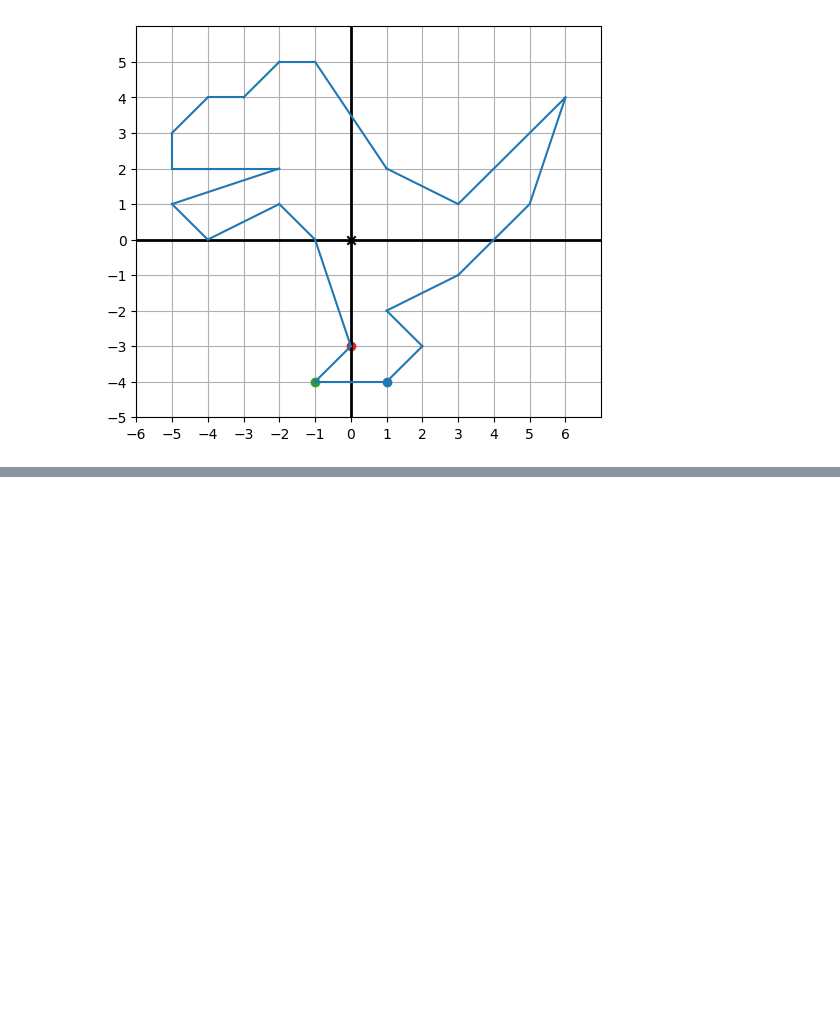
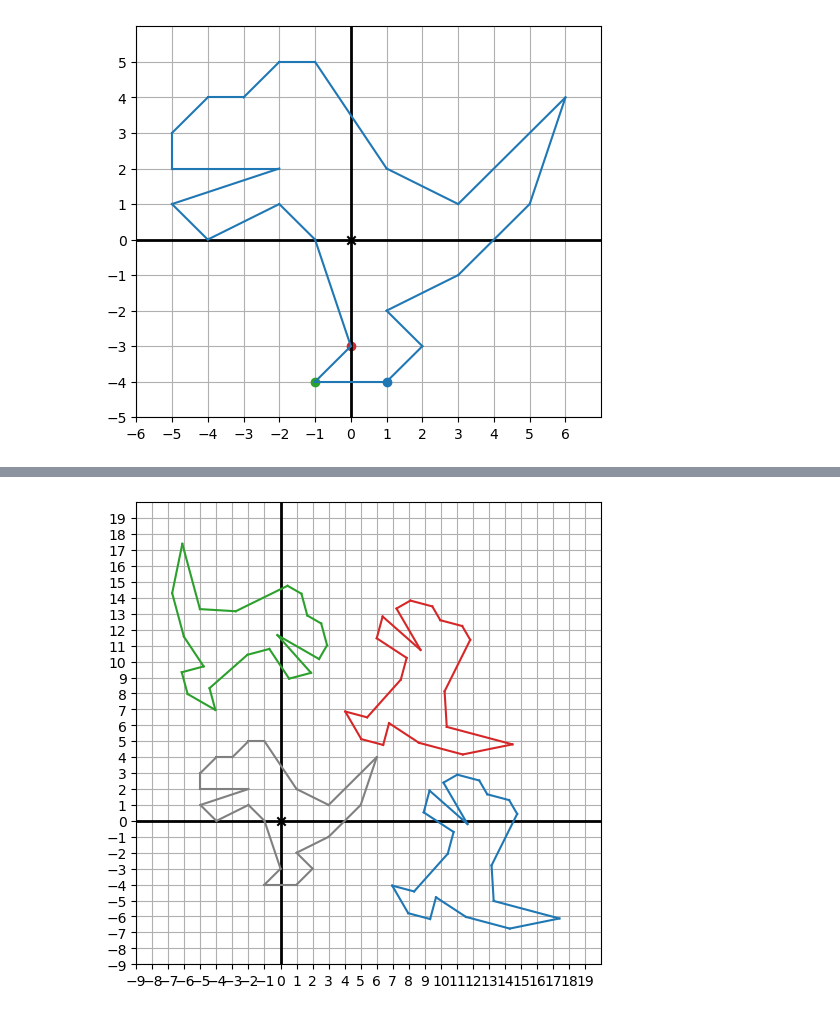
Before and after one commit to quinnphil/math-for-programmers, a Jupyter notebook: C02/C02 - Picturing 2D Vectors.ipynb, the cells around one changed output, grey strips where cells are left out. Cells and saved outputs as stored; diff of their text form; code cells hidden in the pictures; blank space fills up the shorter version.

```diff
--- a/C02/C02 - Picturing 2D Vectors.ipynb
+++ b/C02/C02 - Picturing 2D Vectors.ipynb
@@ -380,0 +416,14 @@ angle_r=0.7853981633974484 => angle_d=45.00000000000001
+# %%
+# Rotate then translate vs Translate then rotate
+new_dino_rt = translate((8, 8), rotate(5 * pi/3, dino_vectors))
+new_dino_tr = rotate(5 * pi/3, (translate((8, 8), dino_vectors)))
+
+draw(
+    Polygon(*dino_vectors, color=gray),
+    Polygon(*new_dino_rt, color=red),
+    Polygon(*new_dino_tr, color=blue),
+    # Flip coordinates
+    Polygon(*[(i[1], i[0]) for i in new_dino_tr], color=green),
+)
+# %% [output]
+[figure, added]
```
Also changed, not shown: parts of 6 cells of this notebook.
